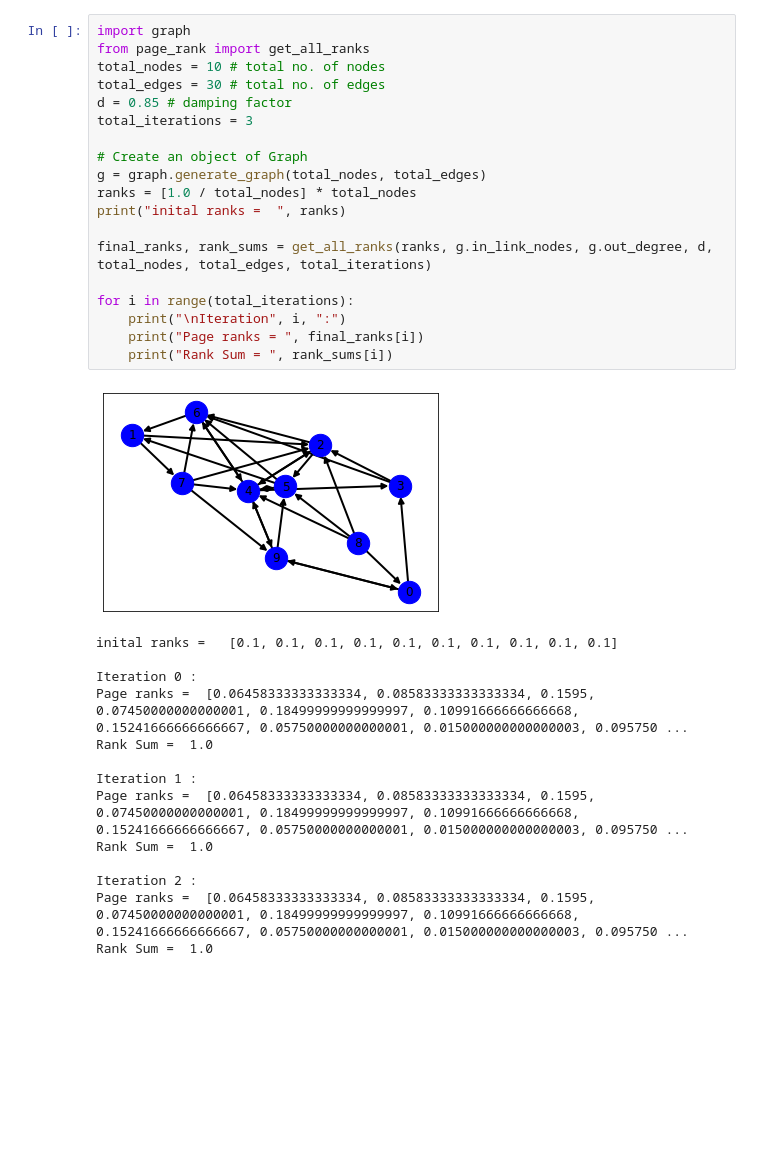
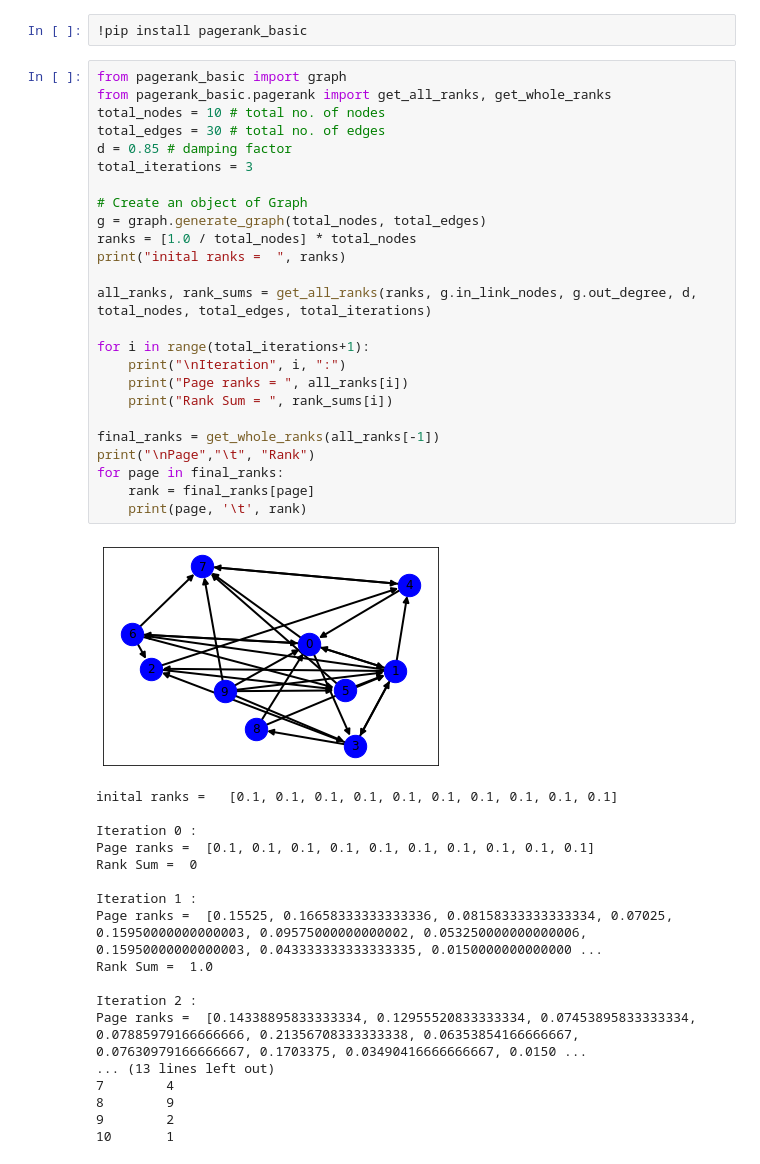
Before and after one commit to SanchiMittal/PageRank-Algorithm, a Jupyter notebook: outputs.ipynb, the cells around one changed output. Drawn from its saved outputs; the diff is of its cells as text; blank space fills up the shorter version.

```diff
--- a/outputs.ipynb
+++ b/outputs.ipynb
@@ -1,34 +1,46 @@
+# %%
+!pip install pagerank_basic
 # %%
-import graph
-from page_rank import get_all_ranks
+from pagerank_basic import graph
+from pagerank_basic.pagerank import get_all_ranks, get_whole_ranks
 total_nodes = 10 # total no. of nodes
 total_edges = 30 # total no. of edges
 d = 0.85 # damping factor
 total_iterations = 3
 
 # Create an object of Graph
 g = graph.generate_graph(total_nodes, total_edges)
 ranks = [1.0 / total_nodes] * total_nodes
 print("inital ranks =  ", ranks)
 
-final_ranks, rank_sums = get_all_ranks(ranks, g.in_link_nodes, g.out_degree, d, total_nodes, total_edges, total_iterations)
+all_ranks, rank_sums = get_all_ranks(ranks, g.in_link_nodes, g.out_degree, d, total_nodes, total_edges, total_iterations)
 
-for i in range(total_iterations):
+for i in range(total_iterations+1):
     print("\nIteration", i, ":")
-    print("Page ranks = ", final_ranks[i])
+    print("Page ranks = ", all_ranks[i])
     print("Rank Sum = ", rank_sums[i])
+
+final_ranks = get_whole_ranks(all_ranks[-1])
+print("\nPage","\t", "Rank")
+for page in final_ranks:
+    rank = final_ranks[page]
+    print(page, '\t', rank)
 # %% [output]
-[figure, old version]
+[figure, new version]
 inital ranks =   [0.1, 0.1, 0.1, 0.1, 0.1, 0.1, 0.1, 0.1, 0.1, 0.1]
 
 Iteration 0 :
-Page ranks =  [0.06458333333333334, 0.08583333333333334, 0.1595, 0.07450000000000001, 0.18499999999999997, 0.10991666666666668, 0.15241666666666667, 0.05750000000000001, 0.015000000000000003, 0.095750 ...
-Rank Sum =  1.0
+Page ranks =  [0.1, 0.1, 0.1, 0.1, 0.1, 0.1, 0.1, 0.1, 0.1, 0.1]
+Rank Sum =  0
 
 Iteration 1 :
-Page ranks =  [0.06458333333333334, 0.08583333333333334, 0.1595, 0.07450000000000001, 0.18499999999999997, 0.10991666666666668, 0.15241666666666667, 0.05750000000000001, 0.015000000000000003, 0.095750 ...
+Page ranks =  [0.15525, 0.16658333333333336, 0.08158333333333334, 0.07025, 0.15950000000000003, 0.09575000000000002, 0.053250000000000006, 0.15950000000000003, 0.043333333333333335, 0.0150000000000000 ...
 Rank Sum =  1.0
 
 Iteration 2 :
-Page ranks =  [0.06458333333333334, 0.08583333333333334, 0.1595, 0.07450000000000001, 0.18499999999999997, 0.10991666666666668, 0.15241666666666667, 0.05750000000000001, 0.015000000000000003, 0.095750 ...
-Rank Sum =  1.0
+Page ranks =  [0.14338895833333334, 0.12955520833333334, 0.07453895833333334, 0.07885979166666666, 0.21356708333333338, 0.06353854166666667, 0.07630979166666667, 0.1703375, 0.03490416666666667, 0.0150 ...
+... (13 lines left out)
+7        4
+8        9
+9        2
+10       1
```
